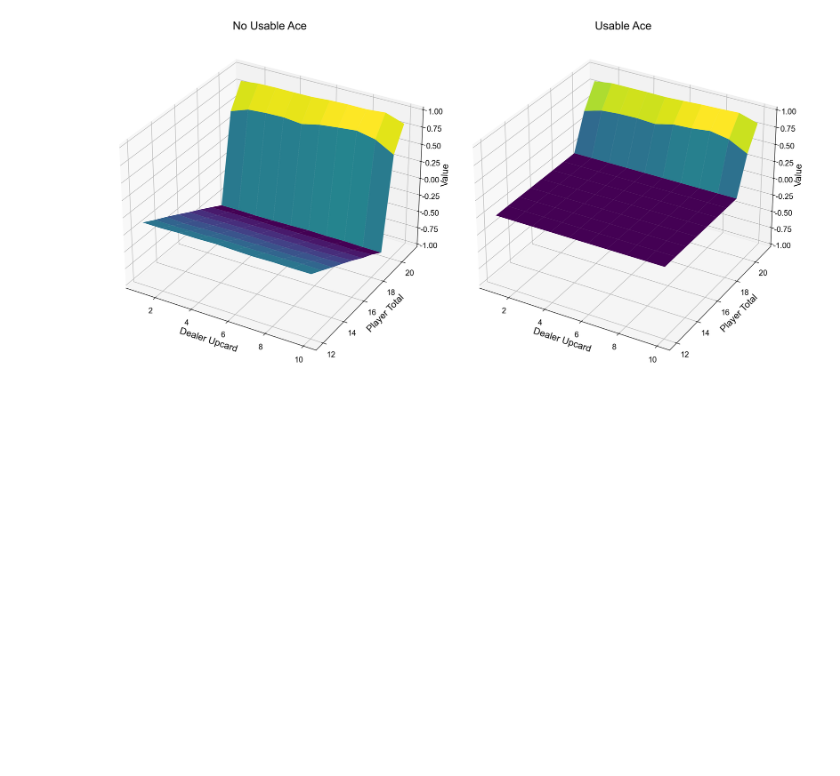
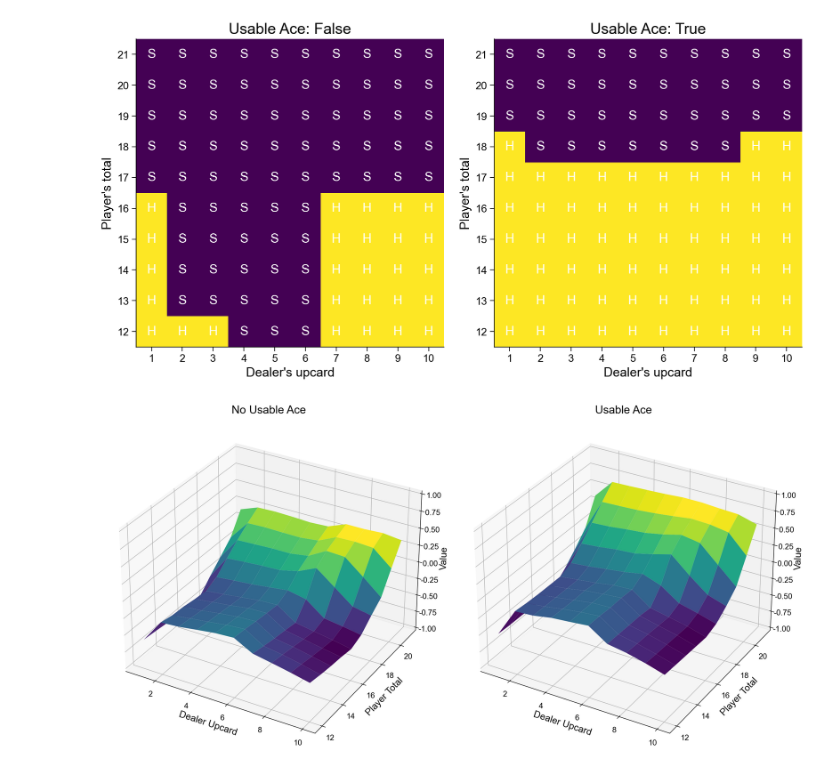
Before and after one commit to Yu-AngCheng/JC, a Jupyter notebook: Reinforcement Learning An Introduction/Ch5.ipynb, the cells around one changed output. Cells and saved outputs as stored; diff of their text form; code cells hidden in the pictures; blank space fills up the shorter version.

```diff
--- a/Reinforcement Learning An Introduction/Ch5.ipynb
+++ b/Reinforcement Learning An Introduction/Ch5.ipynb
@@ -62,7 +62,7 @@ def plot_policy(policy):
     plt.show()
 # %%
 def draw_card():
-    card = rng.integers(1, 11)
+    card = rng.integers(1, 14)
     return min(card, 10)
 
 def draw_hand():
@@ -85,7 +85,7 @@ def step(state, action):
         else:
             return (player_total, dealer_upcard, usable_ace), 0, False
     else:
-        dealer_total = dealer_upcard
+        dealer_total = dealer_upcard if dealer_upcard != 1 else 11
         usable_ace_dealer = dealer_upcard == 1
         while dealer_total < 17:
             card = draw_card()
@@ -98,50 +98,56 @@ def step(state, action):
                 dealer_total -= 10
                 usable_ace_dealer = False
         if dealer_total > 21:
             return (player_total, dealer_upcard, usable_ace), 1, True
         else:
             if dealer_total < player_total:
                 return (player_total, dealer_upcard, usable_ace), 1, True
             elif dealer_total > player_total:
                 return (player_total, dealer_upcard, usable_ace), -1, True
             else:
                 return (player_total, dealer_upcard, usable_ace), 0, True
 
-def evaluate_policy(player_policy, num_episodes=500000):
-    v_sum = np.zeros((10, 10, 2)) # 12-21 by 1-10 by 0/1
-    v_count = np.zeros((10, 10, 2))
+def monte_carlo_es(num_episodes=10000000):
+
     q_sum = np.zeros((10, 10, 2, 2))
     q_count = np.zeros((10, 10, 2, 2))
+    v_sum = np.zeros((10, 10, 2))
+    v_count = np.zeros((10, 10, 2))
+    player_policy = rng.random((10, 10, 2))<0.5
+
     for _ in range(num_episodes):
 
         state = (rng.integers(12, 22), rng.integers(1, 11), rng.integers(0, 2))
+        action = rng.integers(0, 2)
+
         episode = []
         done = False
-        while not done:
-            action = player_policy(state) # pai function
+        while True:
             next_state, reward, done = step(state, action)
             episode.append((state, action, reward))
+            if done:
+                break
             state = next_state
+            action = player_policy[state[0] - 12, state[1] - 1, state[2]]
 
-        for s, a, r in episode:
+        G = 0
+        for s, a, r in reversed(episode):
             player_total, dealer_upcard, usable_ace = s
+            G = G + r
+            q_count[player_total-12, dealer_upcard-1, usable_ace, a] += 1
+            q_sum[player_total-12, dealer_upcard-1, usable_ace, a] += G
             v_count[player_total-12, dealer_upcard-1, usable_ace] += 1
-            v_sum[player_total-12, dealer_upcard-1, usable_ace] += r
-            q_count[player_total-12, dealer_upcard-1, usable_ace, a] += 1
-            q_sum[player_total-12, dealer_upcard-1, usable_ace, a] += r
-    v = v_sum / v_count
-    q = q_sum / q_count
-    return v, q
+            v_sum[player_total-12, dealer_upcard-1, usable_ace] += G
 
-def player_policy(state):
-    player_total, dealer_upcard, usable_ace = state
-    if player_total < 20:
-        return 1 # hits
-    else:
-        return 0 # sticks
+        q = q_sum / (q_count + 1e-10)  # Add a small value to avoid division by zero
+        v = v_sum / (v_count + 1e-10)
+        player_policy = np.argmax(q, axis=-1)
 
-v, q = evaluate_policy(player_policy)
+    return player_policy, q, v
 
+player_policy, q, v = monte_carlo_es()
+plot_policy(player_policy)
 plot_value_function(v)
 # %% [output]
-[figure, old version]
+[figure, new version]
+[figure, added]
```
Also changed, not shown: parts of 1 cell of this notebook.
